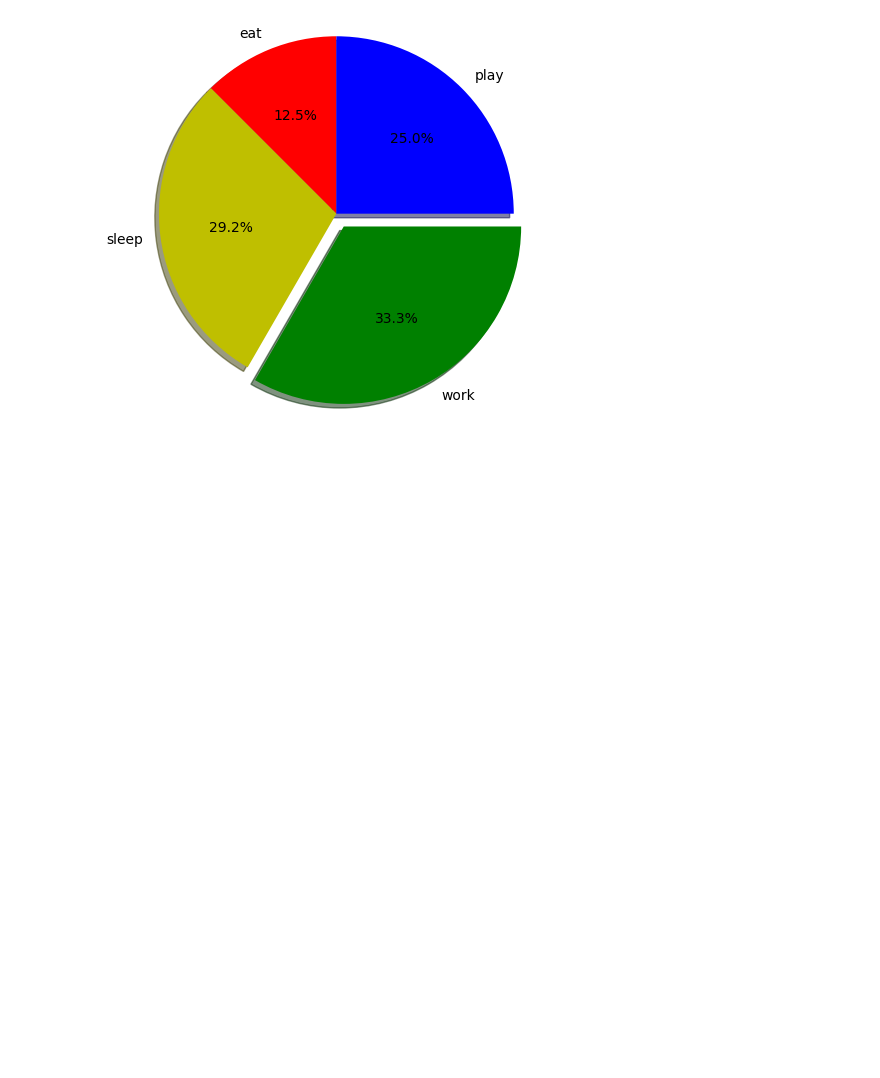
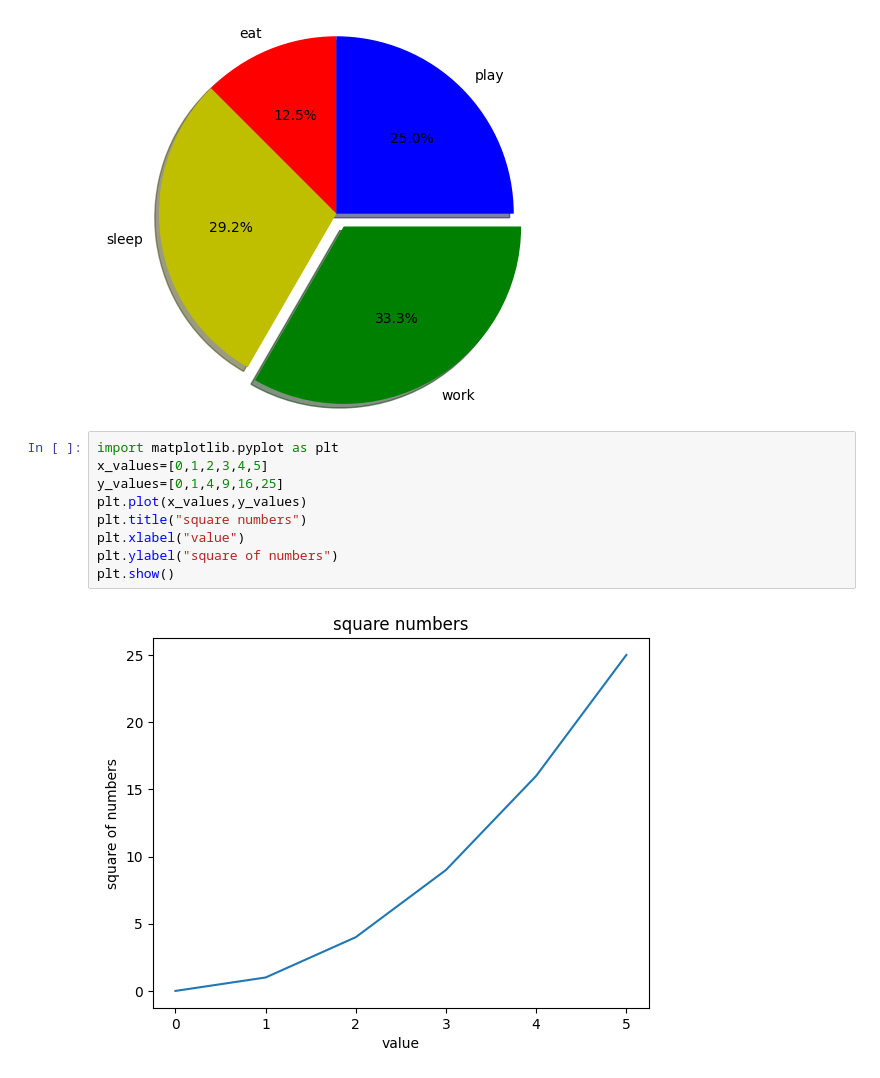
Before and after one commit to MaitreePimple/Data-Science, a Jupyter notebook: DAY3(matplotlib).ipynb, the cells around one changed output. Saved outputs shown, nothing was run; the diff lists cells and outputs as text; blank space fills up the shorter version.

```diff
--- a/DAY3(matplotlib).ipynb
+++ b/DAY3(matplotlib).ipynb
@@ -69,3 +69,14 @@ plt.pie(slices,labels = activities, colors=colors, startangle=90,shadow =True, e
   Text(0.40999997783727216, -0.7101408438988961, '33.3%'),
   Text(0.5091168824543143, 0.5091168824543141, '25.0%')])
 [figure]
+# %%
+import matplotlib.pyplot as plt
+x_values=[0,1,2,3,4,5]
+y_values=[0,1,4,9,16,25]
+plt.plot(x_values,y_values)
+plt.title("square numbers")
+plt.xlabel("value")
+plt.ylabel("square of numbers")
+plt.show()
+# %% [output]
+[figure, added]
```
Also changed, not shown: parts of 1 cell of this notebook.
